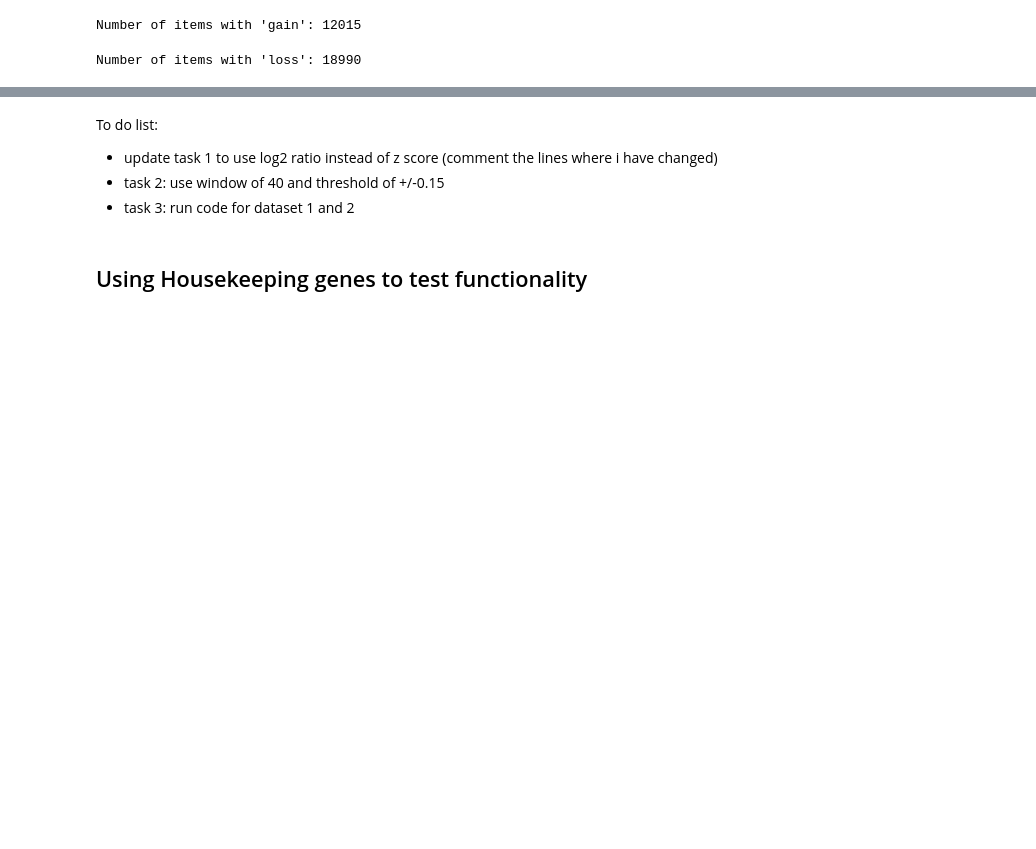
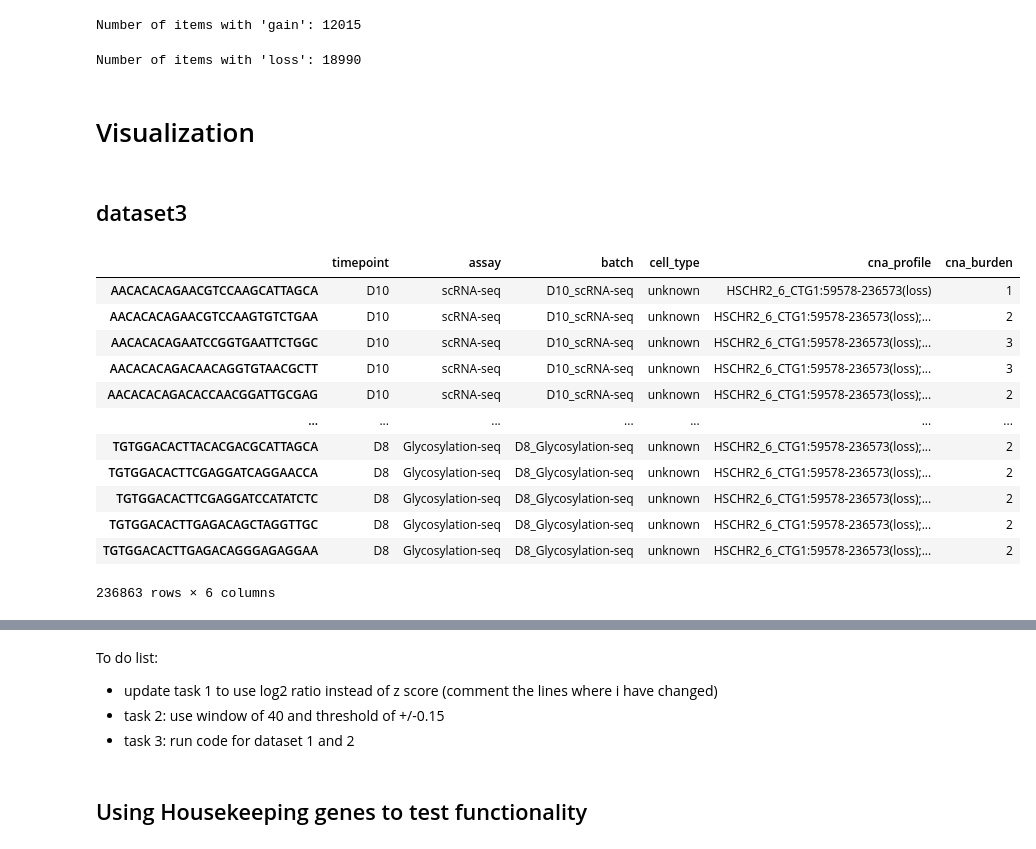
Before and after one commit to ClarkXu0625/CNA_tool, a Jupyter notebook: notebooks/sample_workflow.ipynb, the cells around one changed output, grey strips where cells are left out. Drawn from its saved outputs; the diff is of its cells as text; code cells hidden in the pictures; blank space fills up the shorter version.

```diff
--- a/notebooks/sample_workflow.ipynb
+++ b/notebooks/sample_workflow.ipynb
@@ -756,3 +756,7 @@ print(f"Number of items with 'loss': {num_loss}")
 Number of items with 'loss': 18990
 # %%
 cna_results7.write_h5ad('../data/cna_profile_results/adata7_results.h5ad')
+# %% [markdown]
+# Visualization
+# %% [markdown]
+## dataset3
@@ -758,0 +765,16 @@ cna_results7.write_h5ad('../data/cna_profile_results/adata7_results.h5ad')
+# %%
+cna_results3.obs
+# %% [output]
+|  | timepoint | assay | batch | cell_type | cna_profile | cna_burden |
+| AACACACAGAACGTCCAAGCATTAGCA | D10 | scRNA-seq | D10_scRNA-seq | unknown | HSCHR2_6_CTG1:59578-236573(loss) | 1 |
+| AACACACAGAACGTCCAAGTGTCTGAA | D10 | scRNA-seq | D10_scRNA-seq | unknown | HSCHR2_6_CTG1:59578-236573(loss);... | 2 |
+| AACACACAGAATCCGGTGAATTCTGGC | D10 | scRNA-seq | D10_scRNA-seq | unknown | HSCHR2_6_CTG1:59578-236573(loss);... | 3 |
+| AACACACAGACAACAGGTGTAACGCTT | D10 | scRNA-seq | D10_scRNA-seq | unknown | HSCHR2_6_CTG1:59578-236573(loss);... | 3 |
+| AACACACAGACACCAACGGATTGCGAG | D10 | scRNA-seq | D10_scRNA-seq | unknown | HSCHR2_6_CTG1:59578-236573(loss);... | 2 |
+| ... | ... | ... | ... | ... | ... | ... |
+| TGTGGACACTTACACGACGCATTAGCA | D8 | Glycosylation-seq | D8_Glycosylation-seq | unknown | HSCHR2_6_CTG1:59578-236573(loss);... | 2 |
+| TGTGGACACTTCGAGGATCAGGAACCA | D8 | Glycosylation-seq | D8_Glycosylation-seq | unknown | HSCHR2_6_CTG1:59578-236573(loss);... | 2 |
+| TGTGGACACTTCGAGGATCCATATCTC | D8 | Glycosylation-seq | D8_Glycosylation-seq | unknown | HSCHR2_6_CTG1:59578-236573(loss);... | 2 |
+| TGTGGACACTTGAGACAGCTAGGTTGC | D8 | Glycosylation-seq | D8_Glycosylation-seq | unknown | HSCHR2_6_CTG1:59578-236573(loss);... | 2 |
+| TGTGGACACTTGAGACAGGGAGAGGAA | D8 | Glycosylation-seq | D8_Glycosylation-seq | unknown | HSCHR2_6_CTG1:59578-236573(loss);... | 2 |
+236863 rows × 6 columns
```
Also changed, not shown: parts of 8 cells of this notebook.
